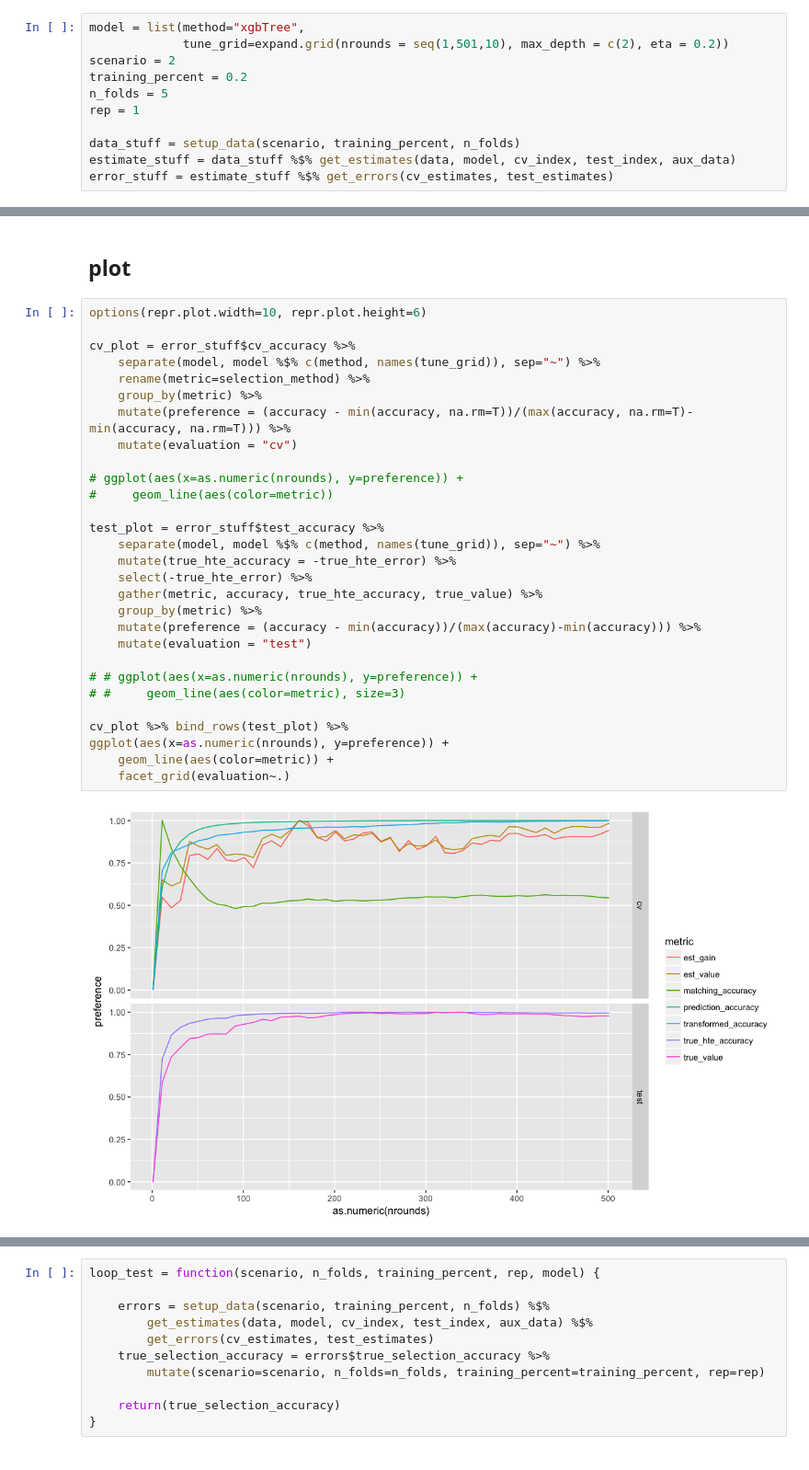
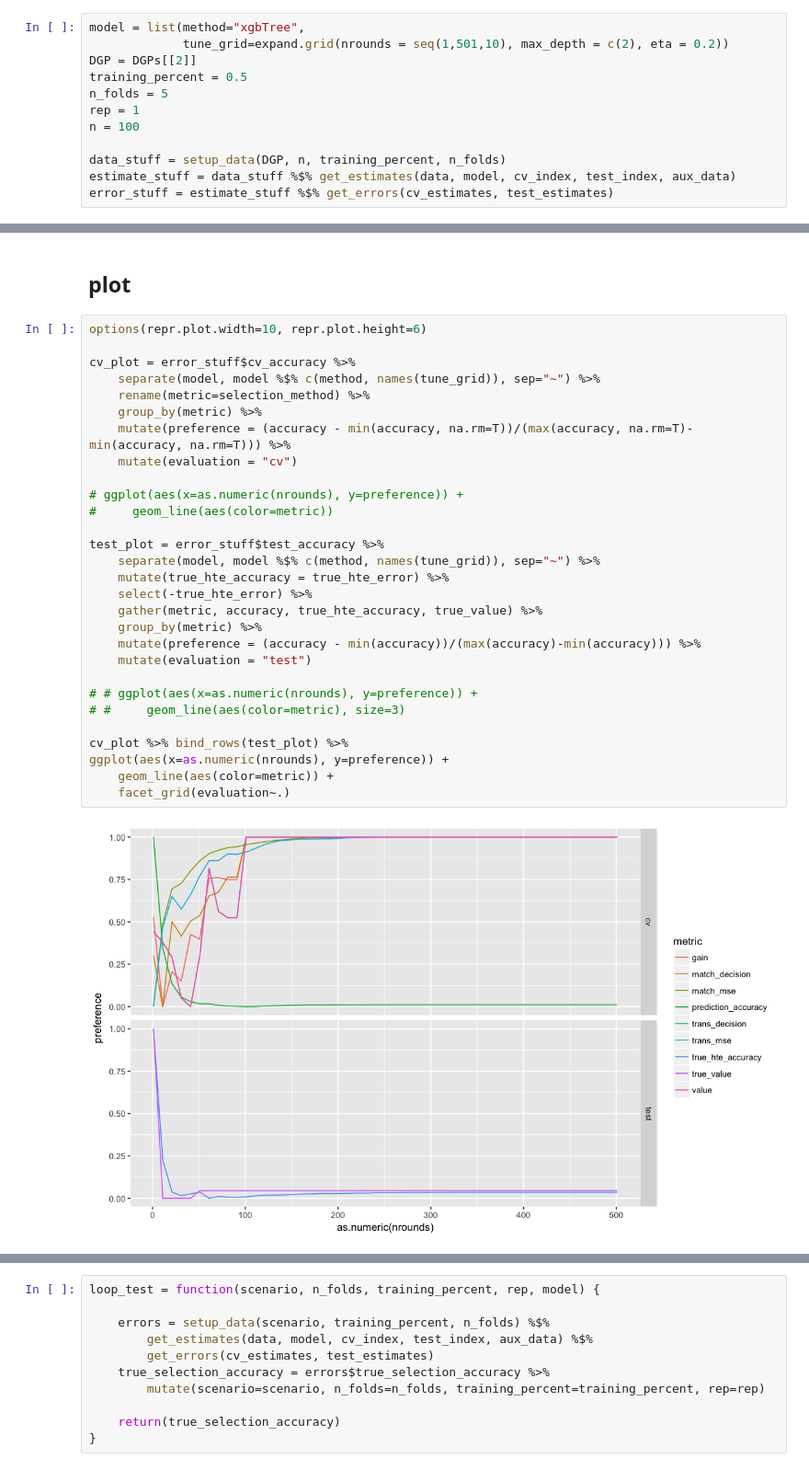
Before and after one commit to som-shahlab/ITE-model-selection, a Jupyter notebook: hte-cv-decision.ipynb, the cells around one changed output, grey strips where cells are left out. Shown at 92% size. Saved outputs shown, nothing was run; the diff lists cells and outputs as text.

```diff
--- a/hte-cv-decision.ipynb
+++ b/hte-cv-decision.ipynb
@@ -21,11 +19,12 @@ source("src/eval_hte_cv.R")
 # %%
 model = list(method="xgbTree",
              tune_grid=expand.grid(nrounds = seq(1,501,10), max_depth = c(2), eta = 0.2))
-scenario = 2
-training_percent = 0.2
+DGP = DGPs[[2]]
+training_percent = 0.5
 n_folds = 5
 rep = 1
+n = 100
 
-data_stuff = setup_data(scenario, training_percent, n_folds)
+data_stuff = setup_data(DGP, n, training_percent, n_folds)
 estimate_stuff = data_stuff %$% get_estimates(data, model, cv_index, test_index, aux_data)
 error_stuff = estimate_stuff %$% get_errors(cv_estimates, test_estimates)
@@ -38,34 +33,34 @@ derp = data_stuff$data %>%
 # %%
 options(repr.plot.width=10, repr.plot.height=6)
 
 cv_plot = error_stuff$cv_accuracy %>%
     separate(model, model %$% c(method, names(tune_grid)), sep="~") %>%
     rename(metric=selection_method) %>%
     group_by(metric) %>%
     mutate(preference = (accuracy - min(accuracy, na.rm=T))/(max(accuracy, na.rm=T)-min(accuracy, na.rm=T))) %>%
     mutate(evaluation = "cv")
 
 # ggplot(aes(x=as.numeric(nrounds), y=preference)) +
 #     geom_line(aes(color=metric))
 
 test_plot = error_stuff$test_accuracy %>%
     separate(model, model %$% c(method, names(tune_grid)), sep="~") %>%
-    mutate(true_hte_accuracy = -true_hte_error) %>%
+    mutate(true_hte_accuracy = true_hte_error) %>%
     select(-true_hte_error) %>%
     gather(metric, accuracy, true_hte_accuracy, true_value) %>%
     group_by(metric) %>%
     mutate(preference = (accuracy - min(accuracy))/(max(accuracy)-min(accuracy))) %>%
     mutate(evaluation = "test")
 
 # # ggplot(aes(x=as.numeric(nrounds), y=preference)) +
 # #     geom_line(aes(color=metric), size=3)
 
 cv_plot %>% bind_rows(test_plot) %>%
 ggplot(aes(x=as.numeric(nrounds), y=preference)) +
     geom_line(aes(color=metric)) +
     facet_grid(evaluation~.)
 # %% [output]
-[figure, old version]
+[figure, new version]
 # %%
 error_stuff$true_selection_accuracy %>% arrange(-true_hte_error) %>% data.frame
 # %% [output]
```
Also changed, not shown: parts of 3 cells of this notebook, 3 other files.
